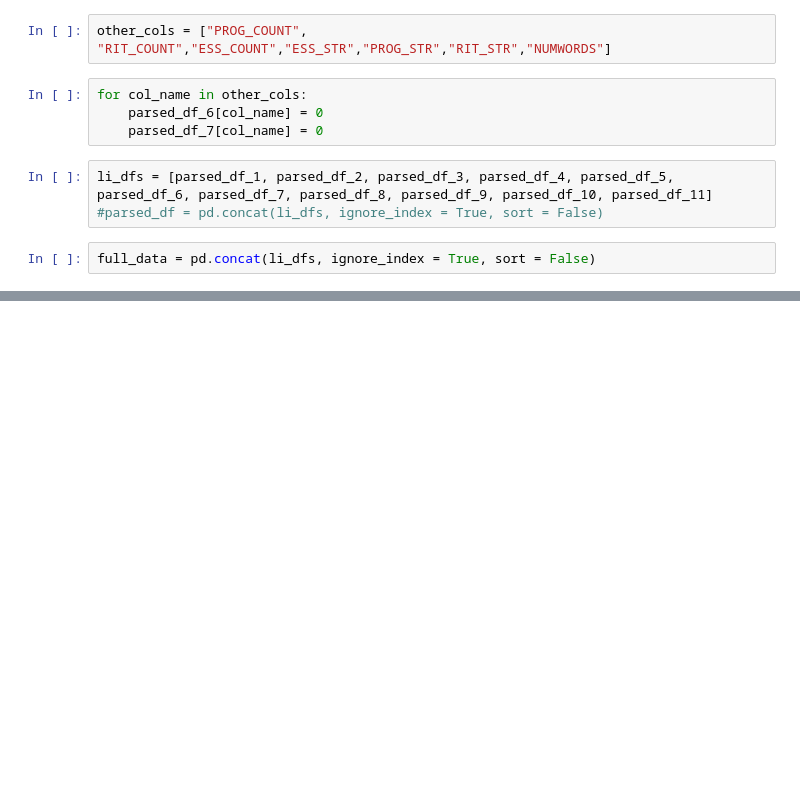
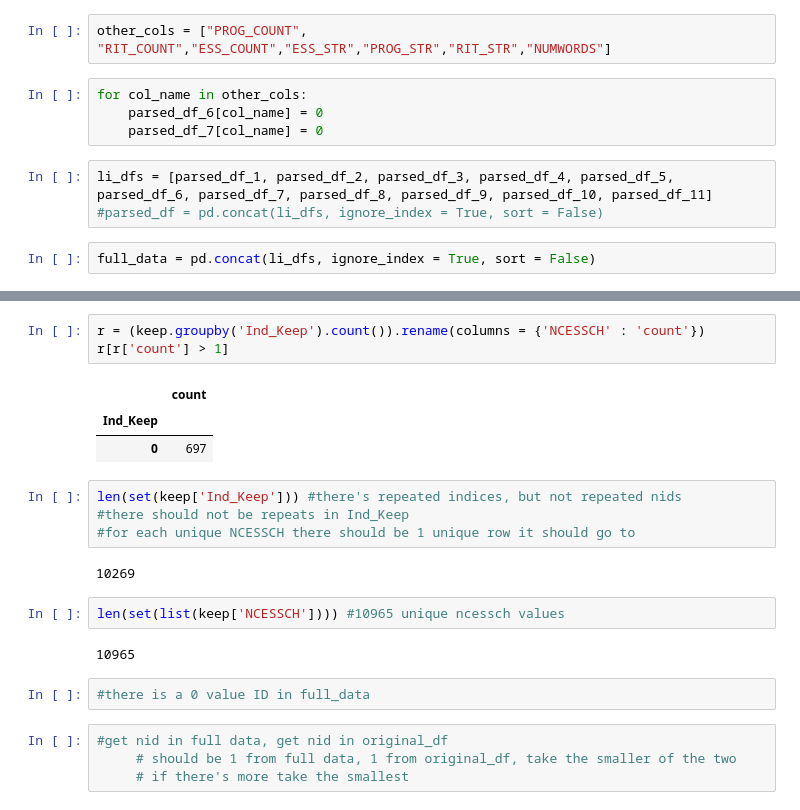
Before and after one commit to comp-strat/text_analysis, a Jupyter notebook: scripts/Combine_Final_df.ipynb, the cells around one changed output, grey strips where cells are left out. Cells and saved outputs as stored; diff of their text form; blank space fills up the shorter version.

```diff
--- a/scripts/Combine_Final_df.ipynb
+++ b/scripts/Combine_Final_df.ipynb
@@ -112,0 +335,23 @@ parsed_df_2
+# %%
+r = (keep.groupby('Ind_Keep').count()).rename(columns = {'NCESSCH' : 'count'})
+r[r['count'] > 1]
+# %% [output]
+|  | count |
+| Ind_Keep |  |
+| 0 | 697 |
+# %%
+len(set(keep['Ind_Keep'])) #there's repeated indices, but not repeated nids
+#there should not be repeats in Ind_Keep
+#for each unique NCESSCH there should be 1 unique row it should go to
+# %% [output]
+10269
+# %%
+len(set(list(keep['NCESSCH']))) #10965 unique ncessch values
+# %% [output]
+10965
+# %%
+#there is a 0 value ID in full_data
+# %%
+#get nid in full data, get nid in original_df
+     # should be 1 from full data, 1 from original_df, take the smaller of the two
+     # if there's more take the smallest
```
Also changed, not shown: parts of 40 cells of this notebook.
